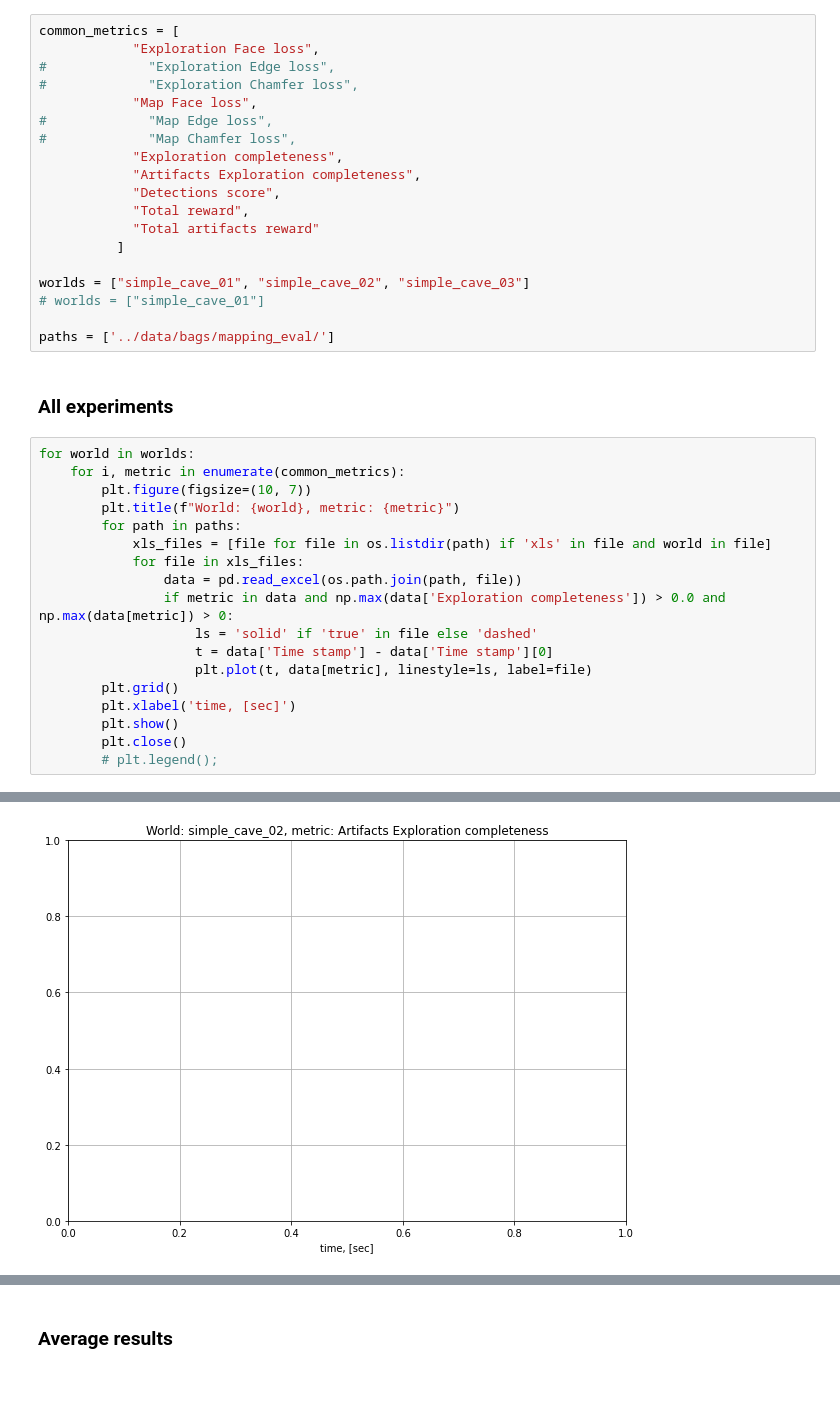
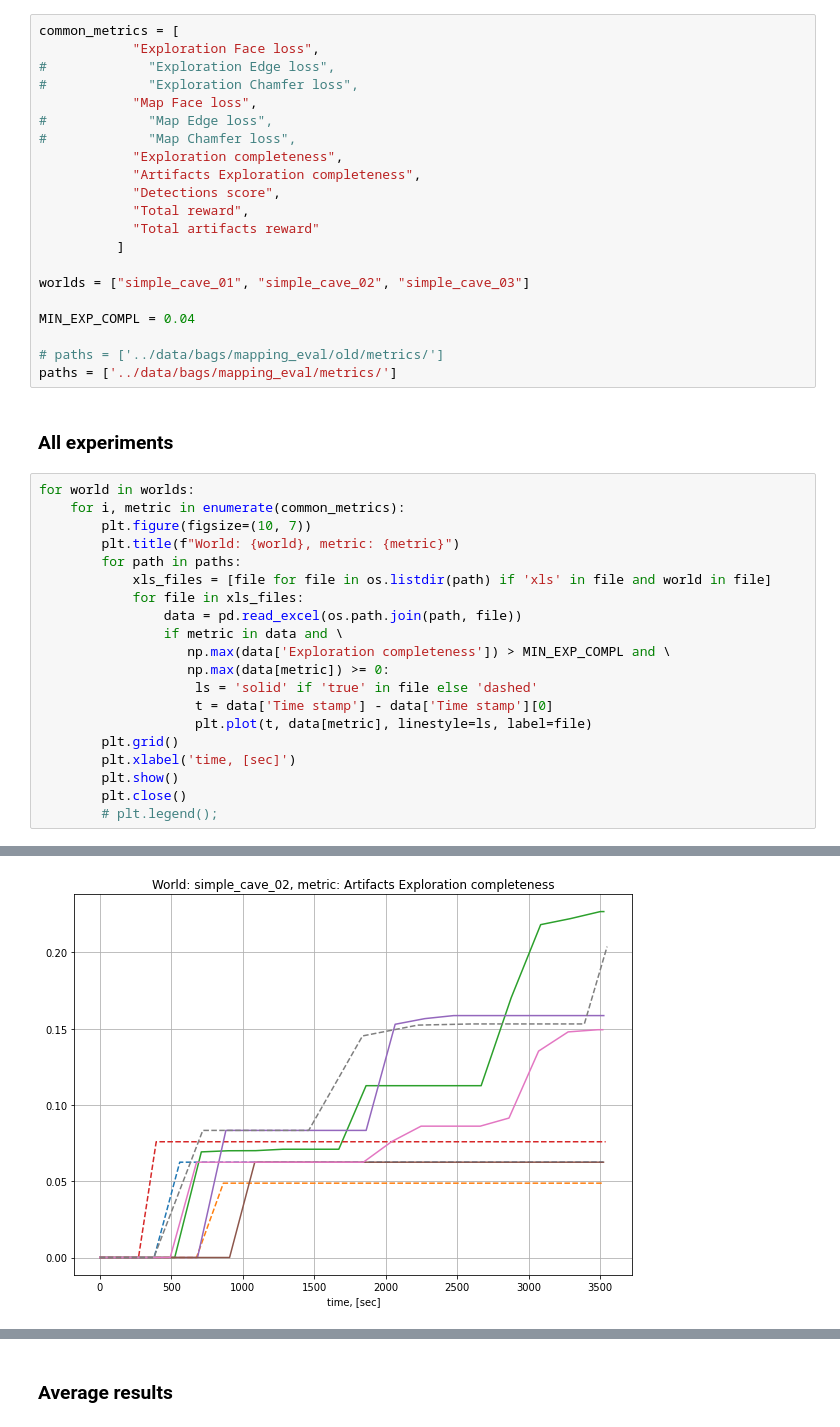
Before and after one commit to tpet/rpz_planning, a Jupyter notebook: notebooks/metrics_xls_parser.ipynb, the cells around one changed output, grey strips where cells are left out. Saved outputs shown, nothing was run; the diff lists cells and outputs as text; blank space fills up the shorter version.

```diff
--- a/notebooks/metrics_xls_parser.ipynb
+++ b/notebooks/metrics_xls_parser.ipynb
@@ -21,9 +21,11 @@ common_metrics = [
           ]
 
 worlds = ["simple_cave_01", "simple_cave_02", "simple_cave_03"]
-# worlds = ["simple_cave_01"]
 
-paths = ['../data/bags/mapping_eval/']
+MIN_EXP_COMPL = 0.04
+
+# paths = ['../data/bags/mapping_eval/old/metrics/']
+paths = ['../data/bags/mapping_eval/metrics/']
 # %% [markdown]
 ### All experiments
 # %%
@@ -35,7 +37,9 @@ for world in worlds:
             xls_files = [file for file in os.listdir(path) if 'xls' in file and world in file]
             for file in xls_files:
                 data = pd.read_excel(os.path.join(path, file))
-                if metric in data and np.max(data['Exploration completeness']) > 0.0 and np.max(data[metric]) > 0:
+                if metric in data and \
+                   np.max(data['Exploration completeness']) > MIN_EXP_COMPL and \
+                   np.max(data[metric]) >= 0:
                     ls = 'solid' if 'true' in file else 'dashed'
                     t = data['Time stamp'] - data['Time stamp'][0]
                     plt.plot(t, data[metric], linestyle=ls, label=file)
@@ -58 +62 @@ for world in worlds:
-[figure, old version]
+[figure, new version]
```
Also changed, not shown: parts of 6 cells of this notebook, 6 other files.
